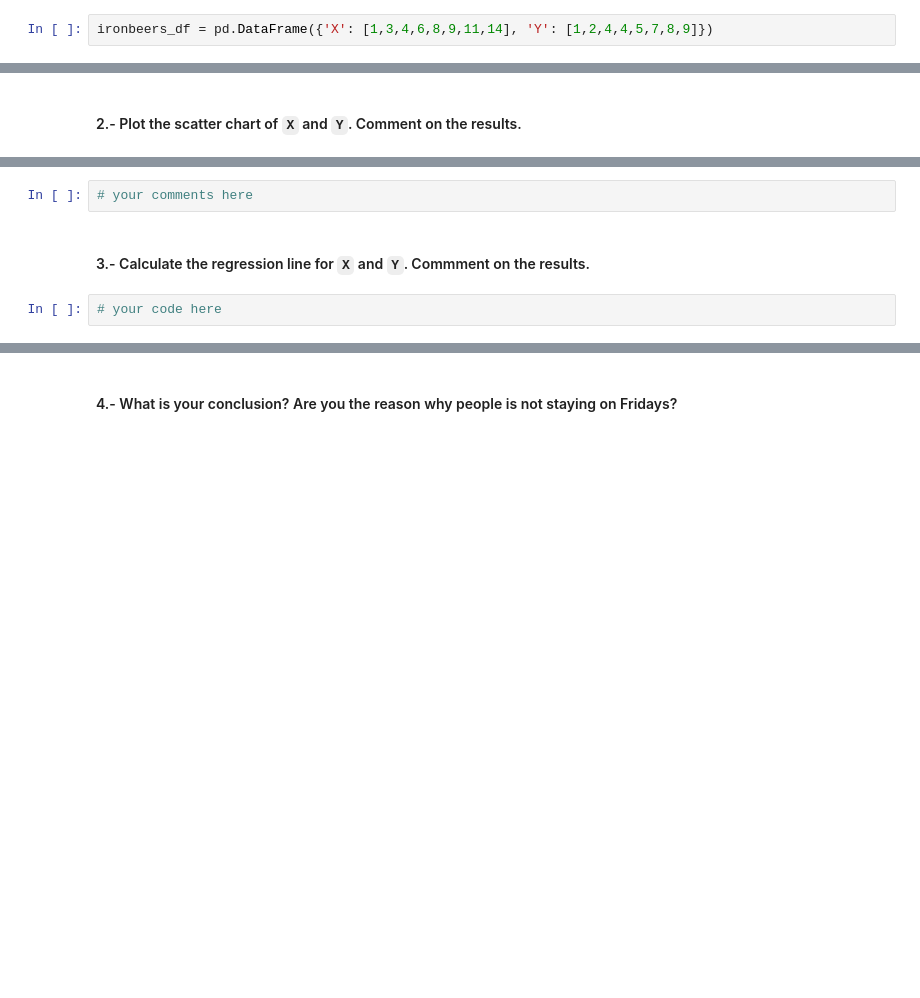
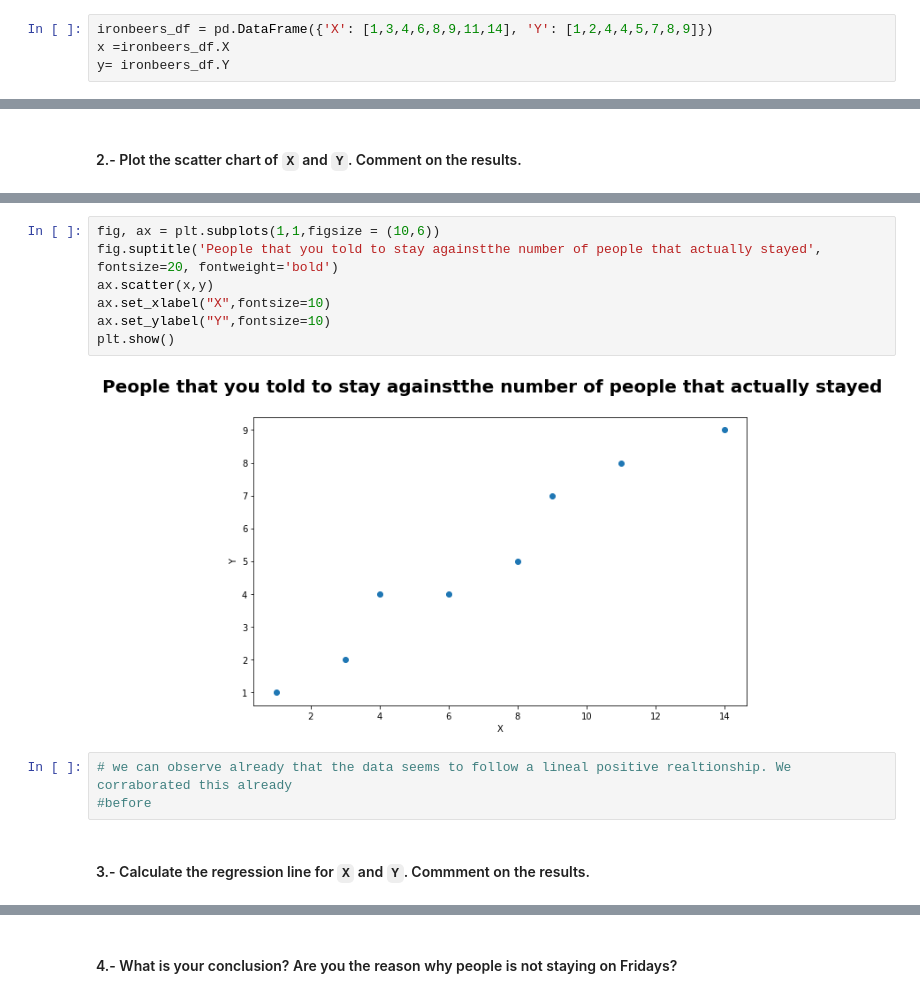
Before and after one commit to ta-data-remote/lab-linear-regression-correlation, a Jupyter notebook: your-code/main.ipynb, the cells around one changed output, grey strips where cells are left out. Cells and saved outputs as stored; diff of their text form; blank space fills up the shorter version.

```diff
--- a/your-code/main.ipynb
+++ b/your-code/main.ipynb
@@ -165,5 +201,7 @@ X is the number of people that you told to stay and Y is the number of people th
 Use the following command to create a dataframe with the data about Ironbeers attendance:
 # %%
 ironbeers_df = pd.DataFrame({'X': [1,3,4,6,8,9,11,14], 'Y': [1,2,4,4,5,7,8,9]})
+x =ironbeers_df.X
+y= ironbeers_df.Y
 # %% [markdown]
 #### 1.- Calculate the covariance and the correlation of `X` and `Y`. Comment on the results.
@@ -184,6 +217,14 @@ Covariance: 12.0
-# %%
-# your comments here
+# %%
+fig, ax = plt.subplots(1,1,figsize = (10,6))
+fig.suptitle('People that you told to stay againstthe number of people that actually stayed', fontsize=20, fontweight='bold')
+ax.scatter(x,y)
+ax.set_xlabel("X",fontsize=10)
+ax.set_ylabel("Y",fontsize=10)
+plt.show()
+# %% [output]
+[figure, added]
+# %%
+# we can observe already that the data seems to follow a lineal positive realtionship. We corraborated this already
+#before
 # %% [markdown]
 #### 3.- Calculate the regression line for `X` and `Y`. Commment on the results.
-# %%
-# your code here
```
Also changed, not shown: parts of 62 cells of this notebook.
